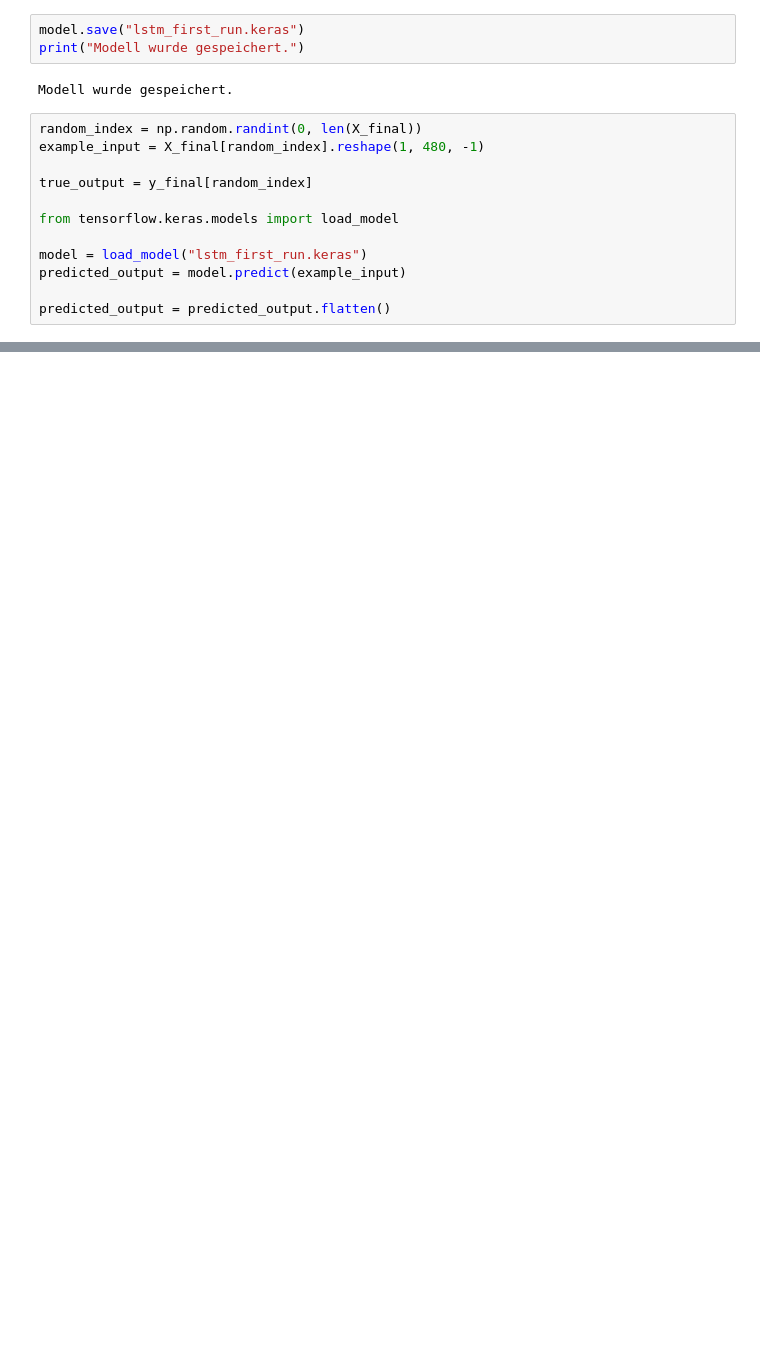
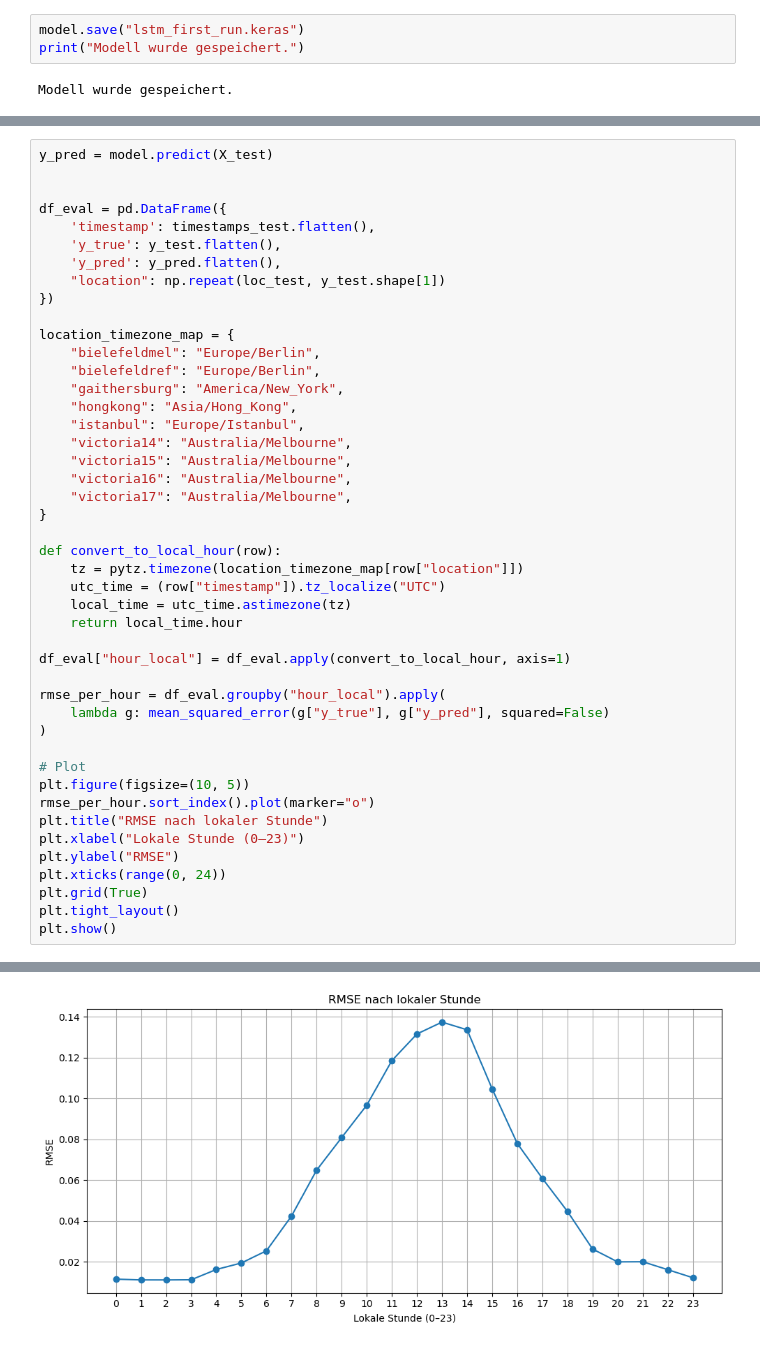
Before and after one commit to oppermannelias/Master-Arbeit, a Jupyter notebook: LSTM_new_first_run.ipynb, the cells around one changed output, grey strips where cells are left out. Cells and saved outputs as stored; diff of their text form; blank space fills up the shorter version.

```diff
--- a/LSTM_new_first_run.ipynb
+++ b/LSTM_new_first_run.ipynb
@@ -267,15 +294,3 @@ model.save("lstm_first_run.keras")
 print("Modell wurde gespeichert.")
 # %% [output]
 Modell wurde gespeichert.
-# %%
-random_index = np.random.randint(0, len(X_final))
-example_input = X_final[random_index].reshape(1, 480, -1)
-
-true_output = y_final[random_index]
-
-from tensorflow.keras.models import load_model
-
-model = load_model("lstm_first_run.keras")
-predicted_output = model.predict(example_input)
-
-predicted_output = predicted_output.flatten()
@@ -305,0 +305,46 @@ X.shape: (60410, 96)
+# %%
+y_pred = model.predict(X_test)
+
+
+df_eval = pd.DataFrame({
+    'timestamp': timestamps_test.flatten(),
+    'y_true': y_test.flatten(),
+    'y_pred': y_pred.flatten(),
+    "location": np.repeat(loc_test, y_test.shape[1])
+})
+
+location_timezone_map = {
+    "bielefeldmel": "Europe/Berlin",
+    "bielefeldref": "Europe/Berlin",
+    "gaithersburg": "America/New_York",
+    "hongkong": "Asia/Hong_Kong",
+    "istanbul": "Europe/Istanbul",
+    "victoria14": "Australia/Melbourne",
+    "victoria15": "Australia/Melbourne",
+    "victoria16": "Australia/Melbourne",
+    "victoria17": "Australia/Melbourne",
+}
+
+def convert_to_local_hour(row):
+    tz = pytz.timezone(location_timezone_map[row["location"]])
+    utc_time = (row["timestamp"]).tz_localize("UTC")
+    local_time = utc_time.astimezone(tz)
+    return local_time.hour
+
+df_eval["hour_local"] = df_eval.apply(convert_to_local_hour, axis=1)
+
+rmse_per_hour = df_eval.groupby("hour_local").apply(
+    lambda g: mean_squared_error(g["y_true"], g["y_pred"], squared=False)
+)
+
+# Plot
+plt.figure(figsize=(10, 5))
+rmse_per_hour.sort_index().plot(marker="o")
+plt.title("RMSE nach lokaler Stunde")
+plt.xlabel("Lokale Stunde (0–23)")
+plt.ylabel("RMSE")
+plt.xticks(range(0, 24))
+plt.grid(True)
+plt.tight_layout()
+plt.show()
+# %% [output]
@@ -305,0 +352 @@ X.shape: (60410, 96)
+[figure, added]
```
Also changed, not shown: parts of 22 cells of this notebook.
